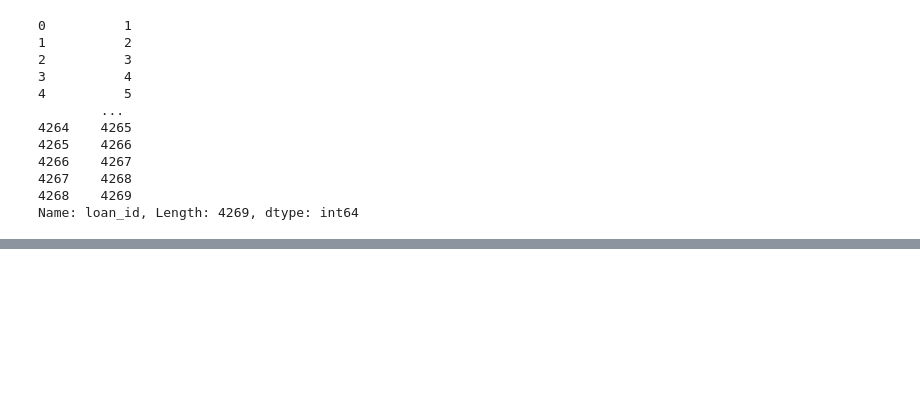
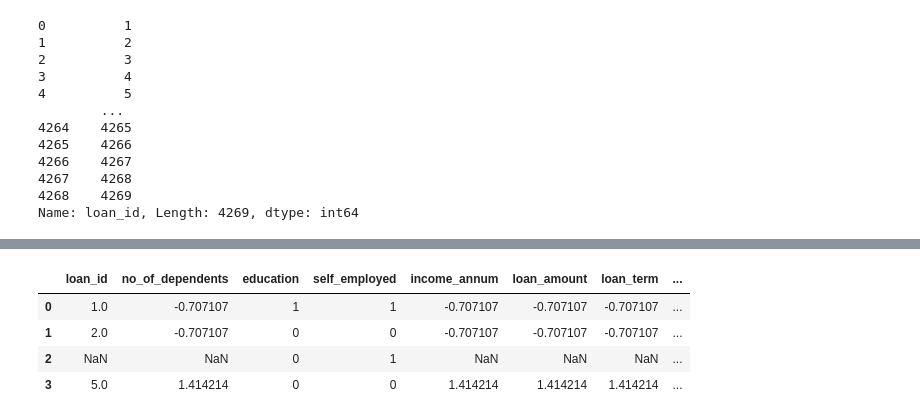
Before and after one commit to mwend-a/Loan_Guard, a Jupyter notebook: Untitled-1.ipynb, the cells around one changed output, grey strips where cells are left out. Cells and saved outputs as stored; diff of their text form; code cells hidden in the pictures; blank space fills up the shorter version.

```diff
--- a/Untitled-1.ipynb
+++ b/Untitled-1.ipynb
@@ -257,0 +397,19 @@ Predicted Loan Status for Loan ID 1704: Approved
+# %%
+#Creating a sta
+numerical_column = [ ' no_of_dependents',' income_annum', ' loan_amount', ' loan_term', 'credit_score',
+                      ' residential_assets_value', ' commercial_assets_value', ' luxury_assets_value',
+                      ' bank_asset_value',]
+
+#Seperating the dependent and independent columns
+n_x = new_user_df.drop(columns= ['loan_status']) #independent
+n_y = new_user_df['loan_status']  #dependent column
+
+scaler = StandardScaler()
+n_x[numerical_column]= scaler.fit_transform(n_x[numerical_column])
+n_x
+# %% [output]
+|  | loan_id | no_of_dependents | education | self_employed | income_annum | loan_amount | loan_term | ... |
+| 0 | 1.0 | -0.707107 | 1 | 1 | -0.707107 | -0.707107 | -0.707107 | ... |
+| 1 | 2.0 | -0.707107 | 0 | 0 | -0.707107 | -0.707107 | -0.707107 | ... |
+| 2 | NaN | NaN | 0 | 1 | NaN | NaN | NaN | ... |
+| 3 | 5.0 | 1.414214 | 0 | 0 | 1.414214 | 1.414214 | 1.414214 | ... |
```
Also changed, not shown: parts of 19 cells of this notebook, 10 other files.
